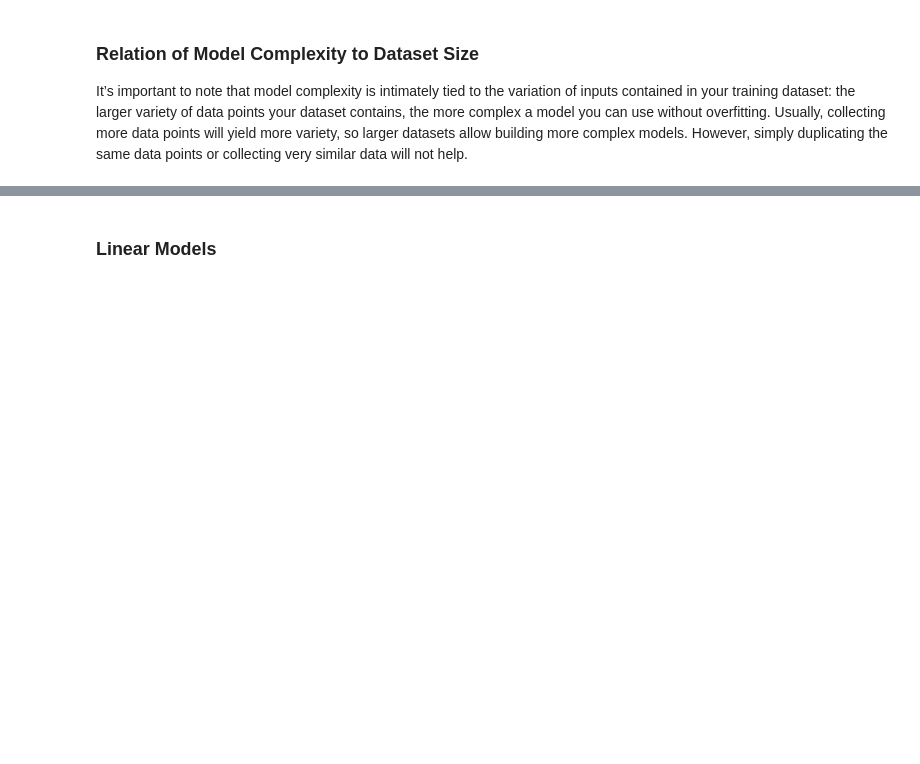
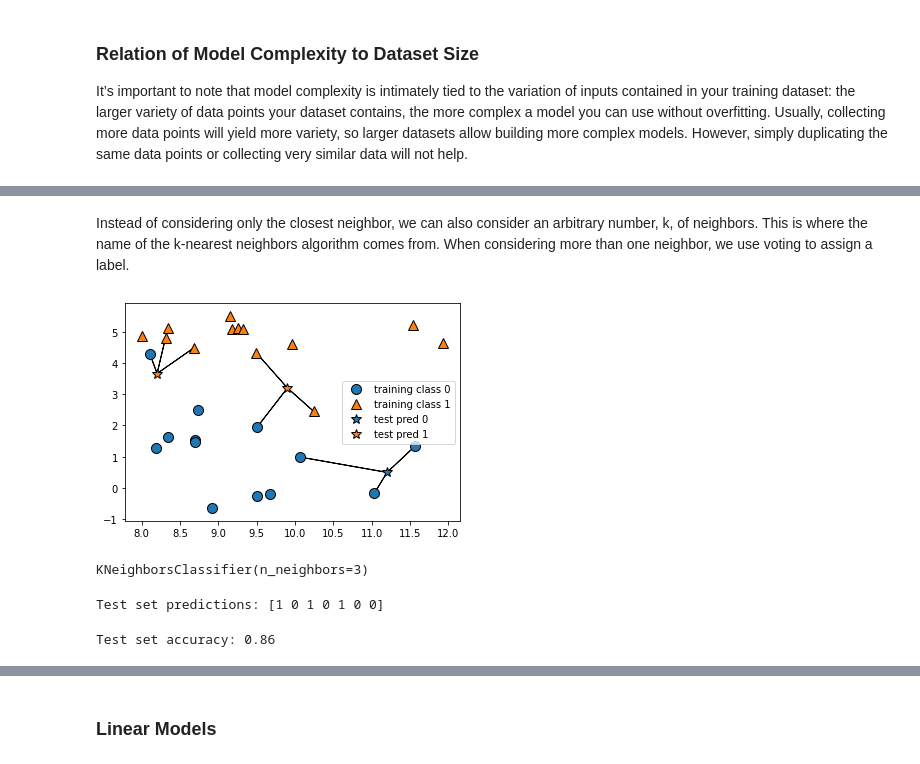
Before and after one commit to zazmage/Biblia_del_codigo, a Jupyter notebook: Notas_Introduction_to_Machine_Learning_with_Python/Chapter_2_Supervised_Learning/Notas_teoria_capitulo_2.ipynb, the cells around one changed output, grey strips where cells are left out. Drawn from its saved outputs; the diff is of its cells as text; code cells hidden in the pictures; blank space fills up the shorter version.

```diff
--- a/Notas_Introduction_to_Machine_Learning_with_Python/Chapter_2_Supervised_Learning/Notas_teoria_capitulo_2.ipynb
+++ b/Notas_Introduction_to_Machine_Learning_with_Python/Chapter_2_Supervised_Learning/Notas_teoria_capitulo_2.ipynb
@@ -54,0 +159,7 @@ It’s important to note that model complexity is intimately tied to the variati
+# %% [markdown]
+Instead of considering only the closest neighbor, we can also consider an arbitrary number, k, of neighbors. This is where the name of the k-nearest neighbors algorithm comes from. When considering more than one neighbor, we use voting to assign a
+label.
+# %%
+mglearn.plots.plot_knn_classification(n_neighbors=3)
+# %% [output]
+[figure, added]
@@ -54,0 +173,12 @@ It’s important to note that model complexity is intimately tied to the variati
+# %%
+clf.fit(X_train, y_train)
+# %% [output]
+KNeighborsClassifier(n_neighbors=3)
+# %%
+print("Test set predictions: {}".format(clf.predict(X_test)))
+# %% [output]
+Test set predictions: [1 0 1 0 1 0 0]
+# %%
+print("Test set accuracy: {:.2f}".format(clf.score(X_test, y_test)))
+# %% [output]
+Test set accuracy: 0.86
```
Also changed, not shown: parts of 23 cells of this notebook, 2 other files.
